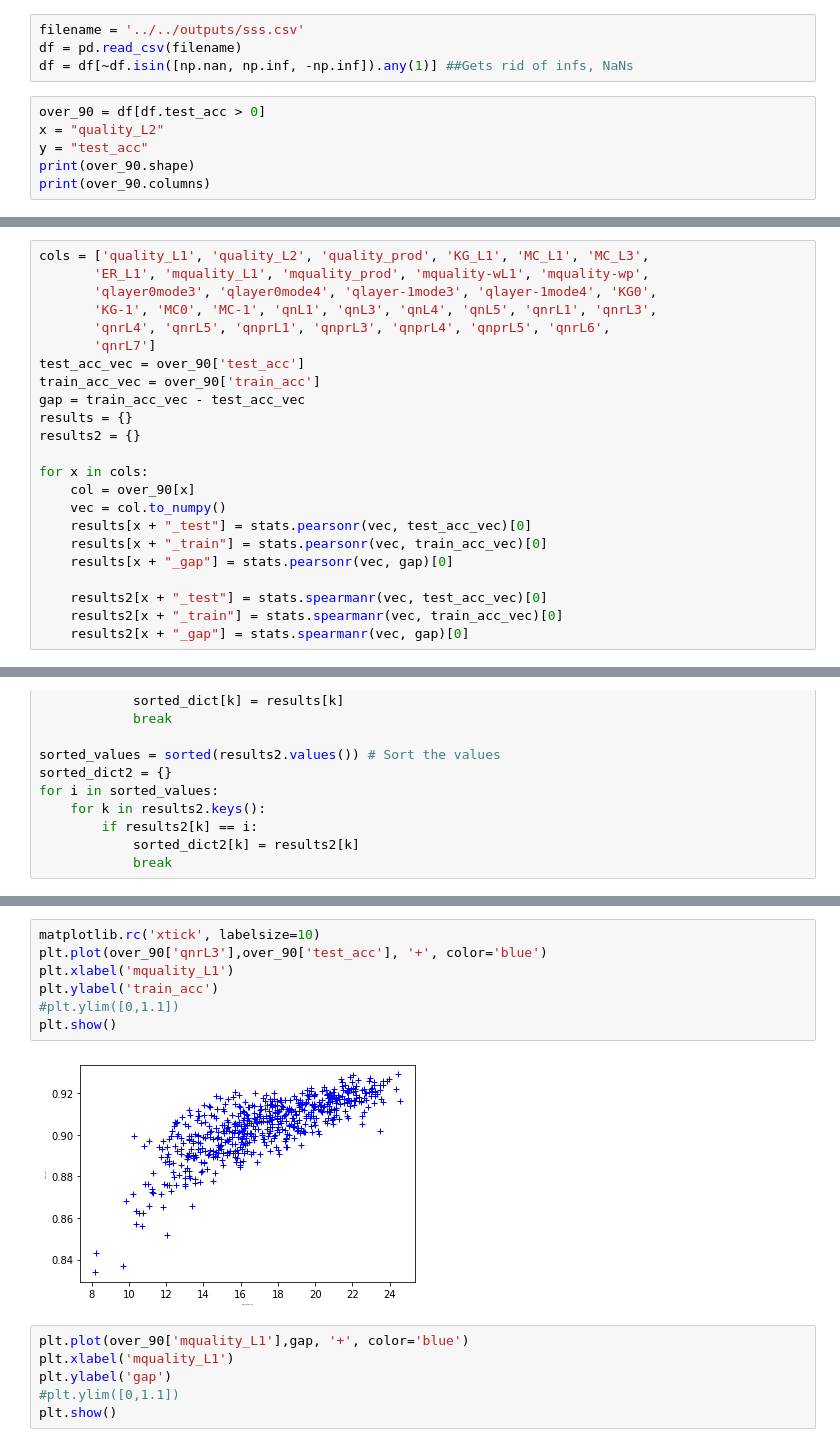
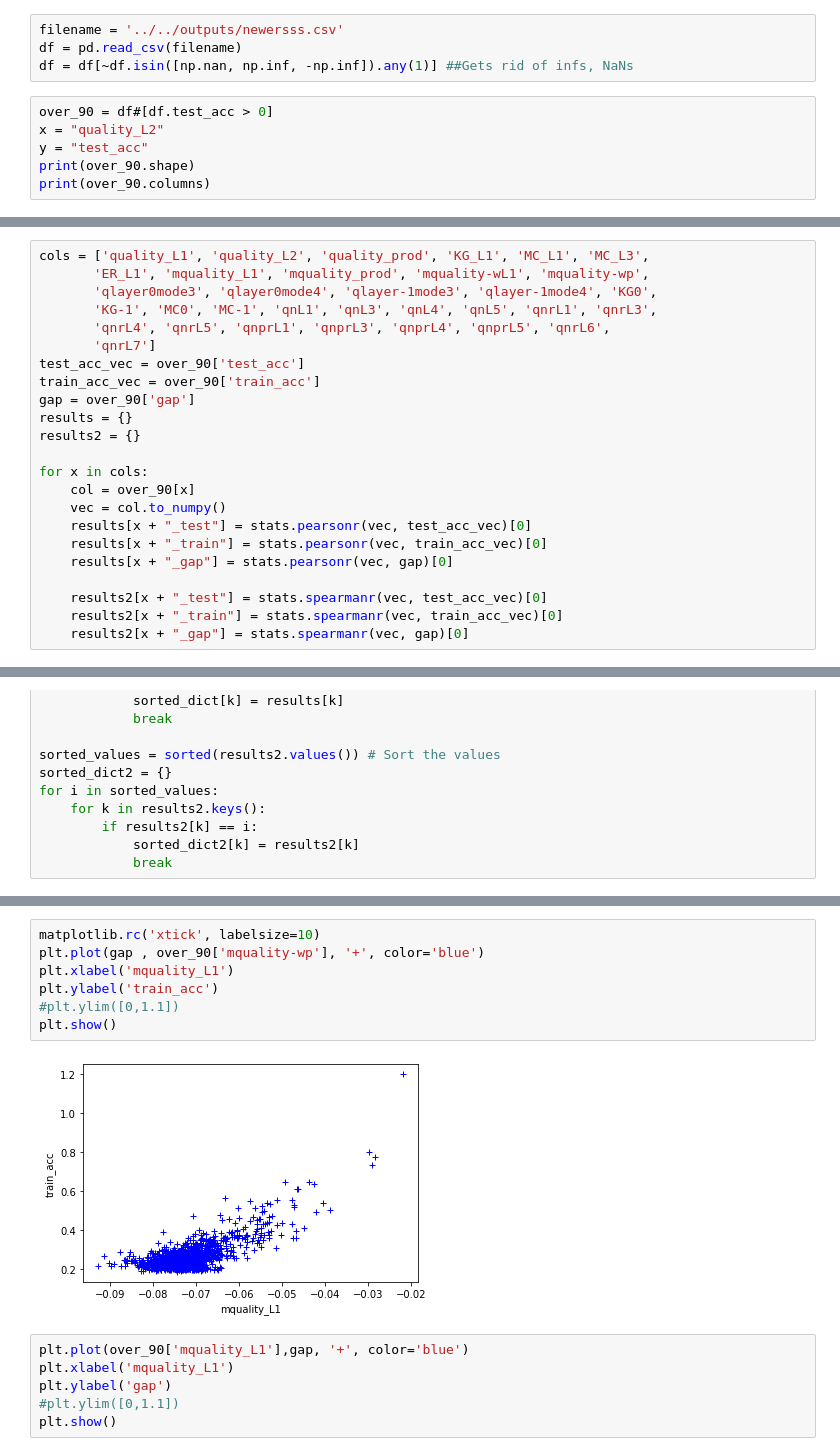
Before and after one commit to KhalilJDamouni/NAS-Metrics, a Jupyter notebook: NATS-Bench1/source/plot.ipynb, the cells around one changed output, grey strips where cells are left out. Drawn from its saved outputs; the diff is of its cells as text.

Commit message:
plotting noteboook

```diff
--- a/NATS-Bench1/source/plot.ipynb
+++ b/NATS-Bench1/source/plot.ipynb
@@ -6,11 +6,11 @@ import matplotlib.pyplot as plt
 import matplotlib
 from scipy import stats
 # %%
-filename = '../../outputs/sss.csv'
+filename = '../../outputs/newersss.csv'
 df = pd.read_csv(filename)
 df = df[~df.isin([np.nan, np.inf, -np.inf]).any(1)] ##Gets rid of infs, NaNs
 # %%
-over_90 = df[df.test_acc > 0]
+over_90 = df#[df.test_acc > 0]
 x = "quality_L2"
 y = "test_acc"
 print(over_90.shape)
@@ -34,7 +34,7 @@ cols = ['quality_L1', 'quality_L2', 'quality_prod', 'KG_L1', 'MC_L1', 'MC_L3',
        'qnrL7']
 test_acc_vec = over_90['test_acc']
 train_acc_vec = over_90['train_acc']
-gap = train_acc_vec - test_acc_vec
+gap = over_90['gap']
 results = {}
 results2 = {}
 
@@ -94,12 +94,12 @@ mquality-wL1_train -0.9075657315700689
 # %%
 matplotlib.rc('xtick', labelsize=10)
-plt.plot(over_90['qnrL3'],over_90['test_acc'], '+', color='blue')
+plt.plot(gap , over_90['mquality-wp'], '+', color='blue')
 plt.xlabel('mquality_L1')
 plt.ylabel('train_acc')
 #plt.ylim([0,1.1])
 plt.show()
 # %% [output]
-[figure, old version]
+[figure, new version]
 # %%
 plt.plot(over_90['mquality_L1'],gap, '+', color='blue')
 plt.xlabel('mquality_L1')
```
Also changed, not shown: parts of 4 cells of this notebook.
